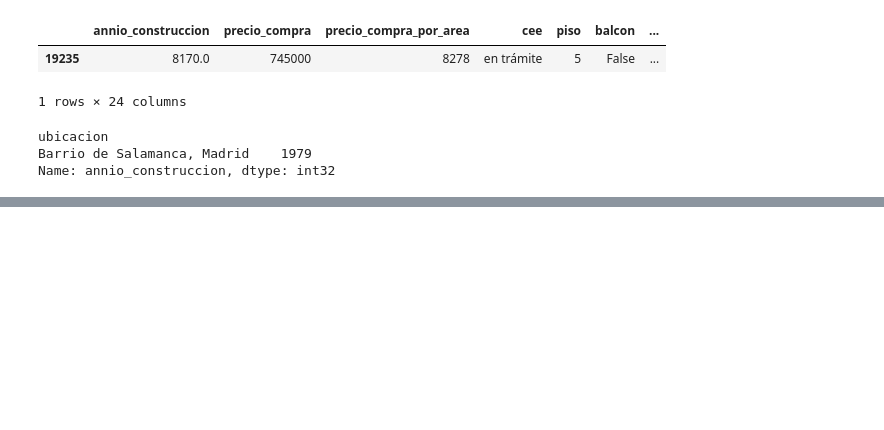
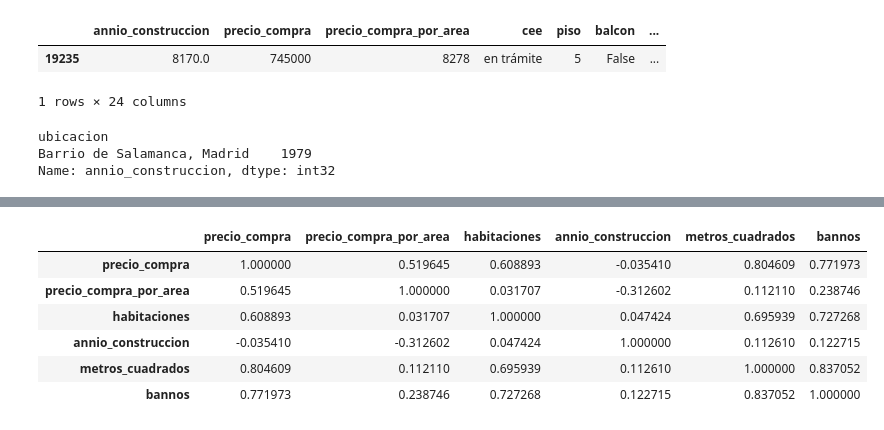
Before and after one commit to mariaortizz/DS_PT_09_2023, a Jupyter notebook: EDA/Madrid_real_state/limpieza_data_frame.ipynb, the cells around one changed output, grey strips where cells are left out. Drawn from its saved outputs; the diff is of its cells as text; code cells hidden in the pictures; blank space fills up the shorter version.

```diff
--- a/EDA/Madrid_real_state/limpieza_data_frame.ipynb
+++ b/EDA/Madrid_real_state/limpieza_data_frame.ipynb
@@ -498 +496,13 @@ dtypes: bool(12), float64(3), int64(4), object(5)
 memory usage: 2.2+ MB
+# %%
+df_correlacion = df.select_dtypes(include= 'number').corr()
+# %%
+df_correlacion
+# %% [output]
+|  | precio_compra | precio_compra_por_area | habitaciones | annio_construccion | metros_cuadrados | bannos |
+| precio_compra | 1.000000 | 0.519645 | 0.608893 | -0.035410 | 0.804609 | 0.771973 |
+| precio_compra_por_area | 0.519645 | 1.000000 | 0.031707 | -0.312602 | 0.112110 | 0.238746 |
+| habitaciones | 0.608893 | 0.031707 | 1.000000 | 0.047424 | 0.695939 | 0.727268 |
+| annio_construccion | -0.035410 | -0.312602 | 0.047424 | 1.000000 | 0.112610 | 0.122715 |
+| metros_cuadrados | 0.804609 | 0.112110 | 0.695939 | 0.112610 | 1.000000 | 0.837052 |
+| bannos | 0.771973 | 0.238746 | 0.727268 | 0.122715 | 0.837052 | 1.000000 |
```
Also changed, not shown: parts of 13 cells of this notebook, 1 other file.
